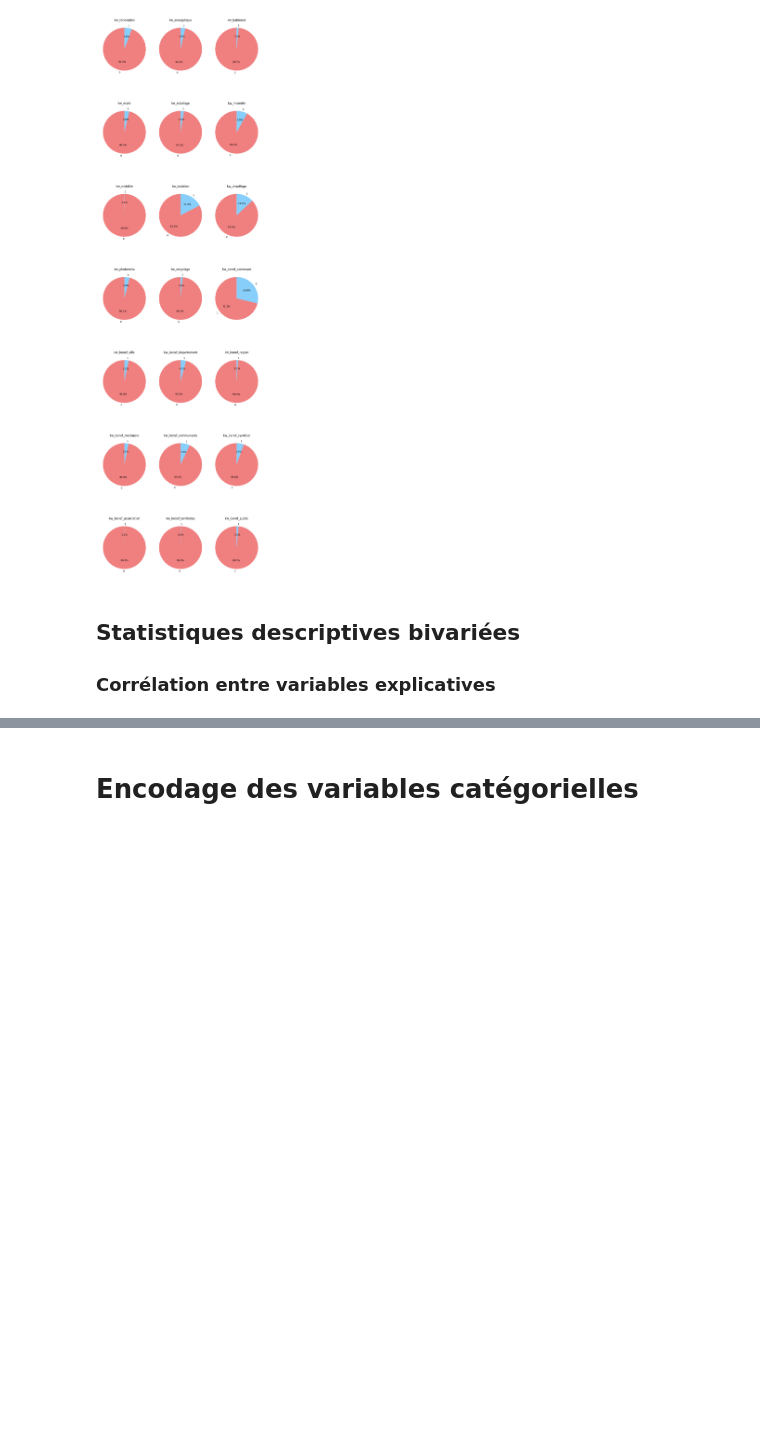
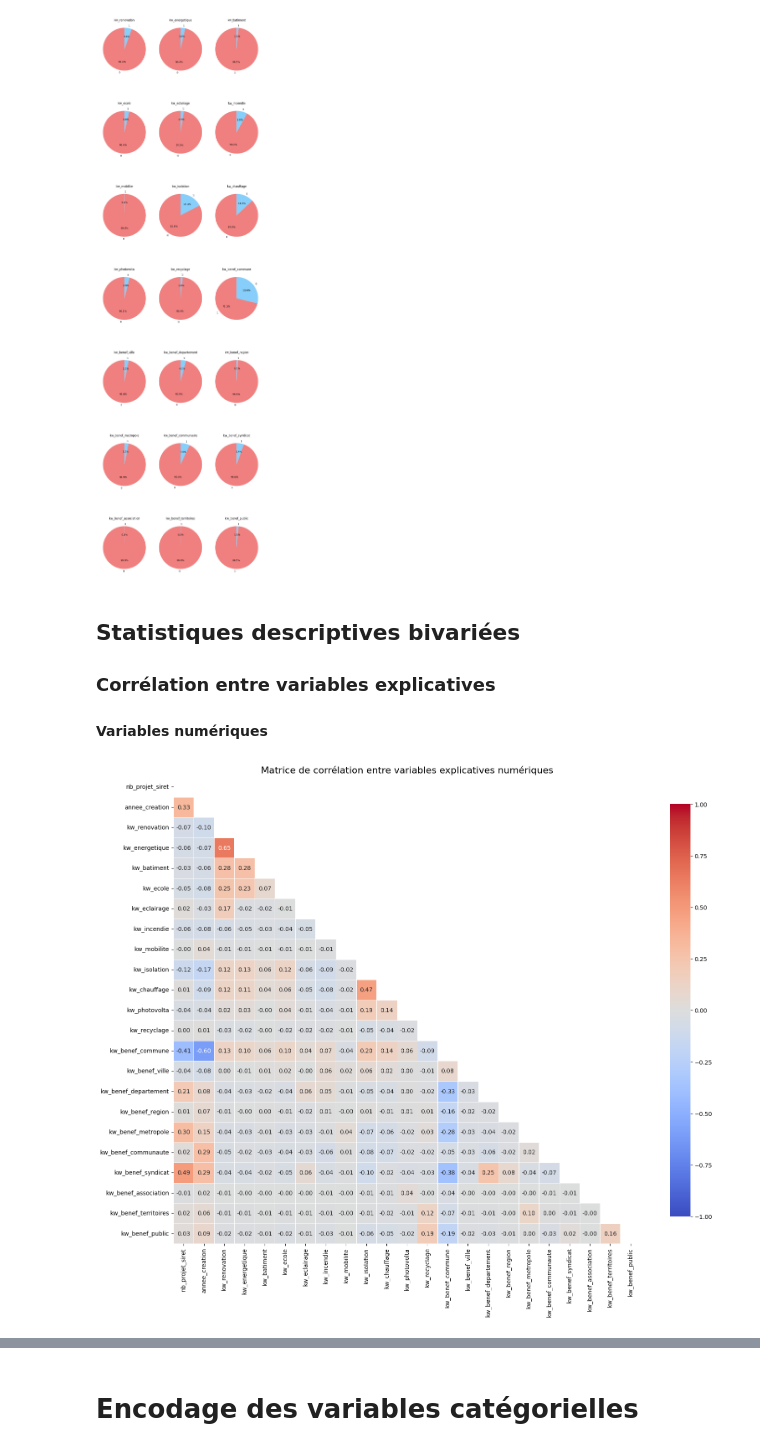
Before and after one commit to Isahrv/projet_methodes_agregations, a Jupyter notebook: code.ipynb, the cells around one changed output, grey strips where cells are left out. Drawn from its saved outputs; the diff is of its cells as text; code cells hidden in the pictures; blank space fills up the shorter version.

```diff
--- a/code.ipynb
+++ b/code.ipynb
@@ -661,3 +685,40 @@ if bin_cols:
 # %% [markdown]
 ## Statistiques descriptives bivariées
 ### Corrélation entre variables explicatives
+#### Variables numériques
+# %%
+# Sélection des variables numériques explicatives
+num_cols = df.select_dtypes(include=["int64", "int32", "float64"]).columns.tolist()
+num_cols = [c for c in num_cols if c != "montant_engage_log"]
+
+# Calcul de la matrice de corrélation
+corr = df[num_cols].corr()
+
+# Masque triangle supérieur
+mask = np.triu(np.ones_like(corr, dtype=bool))
+
+# Heatmap
+plt.figure(figsize=(18, 16))
+sns.heatmap(
+    corr,
+    mask=mask,
+    cmap="coolwarm",
+    vmin=-1,
+    vmax=1,
+    center=0,
+    square=True,
+    linewidths=0.5,
+    cbar_kws={"shrink": 0.8},
+    annot=True,
+    fmt=".2f"
+)
+plt.title("Matrice de corrélation entre variables explicatives numériques", fontsize=16)
+plt.show()
+
+# Corrélation positive plutôt élevé (0.65) entre kw_energetique et kw_renovation
+# Corrélation négative importante (-0.60) entre kw_benef_commune et annee_creation
+# Sinon uniquement des corrélations inférieures à 0.5 en valeur absolue
+# On peut noter une corrélation de 0.49 entre kw_benef_syndicat et nb_projet_siret
+# Ainsi qu'une corrélation de 0.47 entre kw_chauffage et kw_isolation
+# %% [output]
+[figure, added]
```
Also changed, not shown: parts of 12 cells of this notebook.
